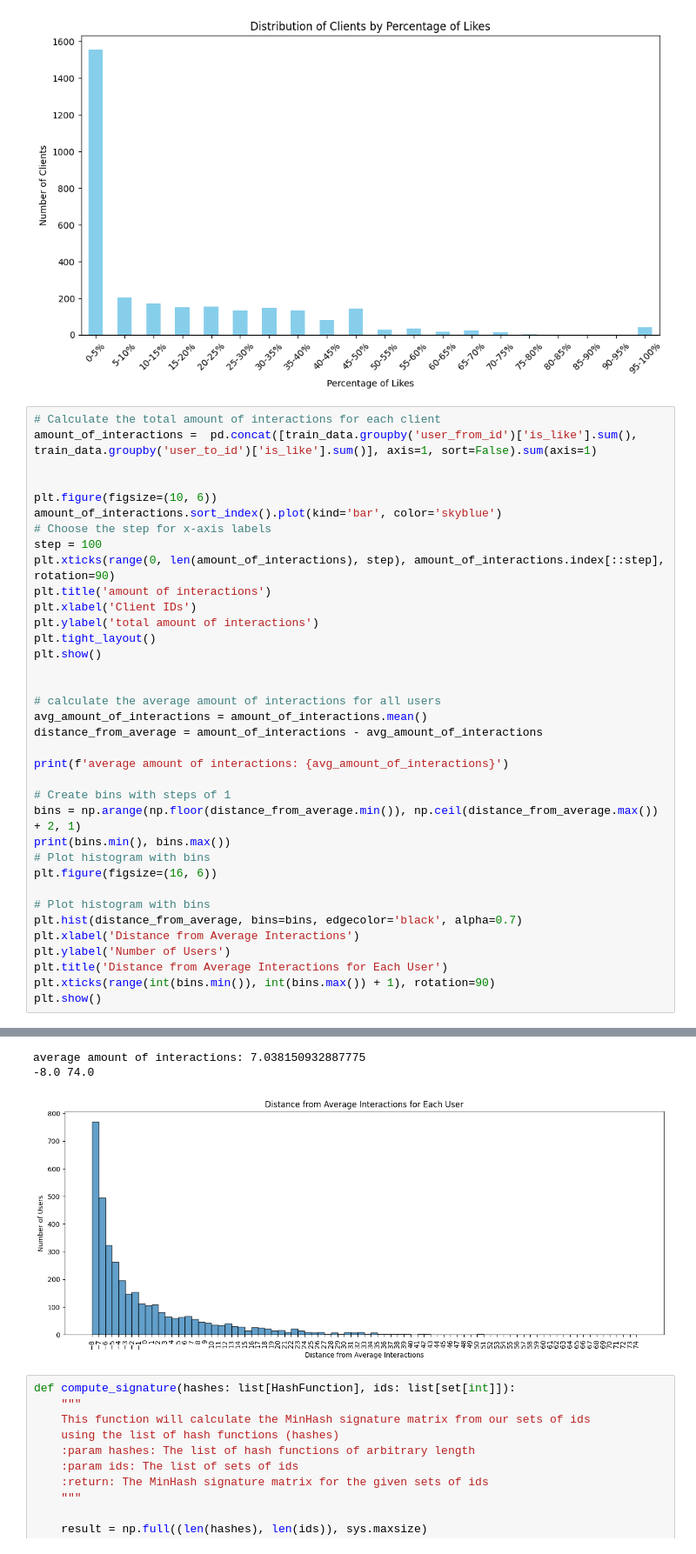
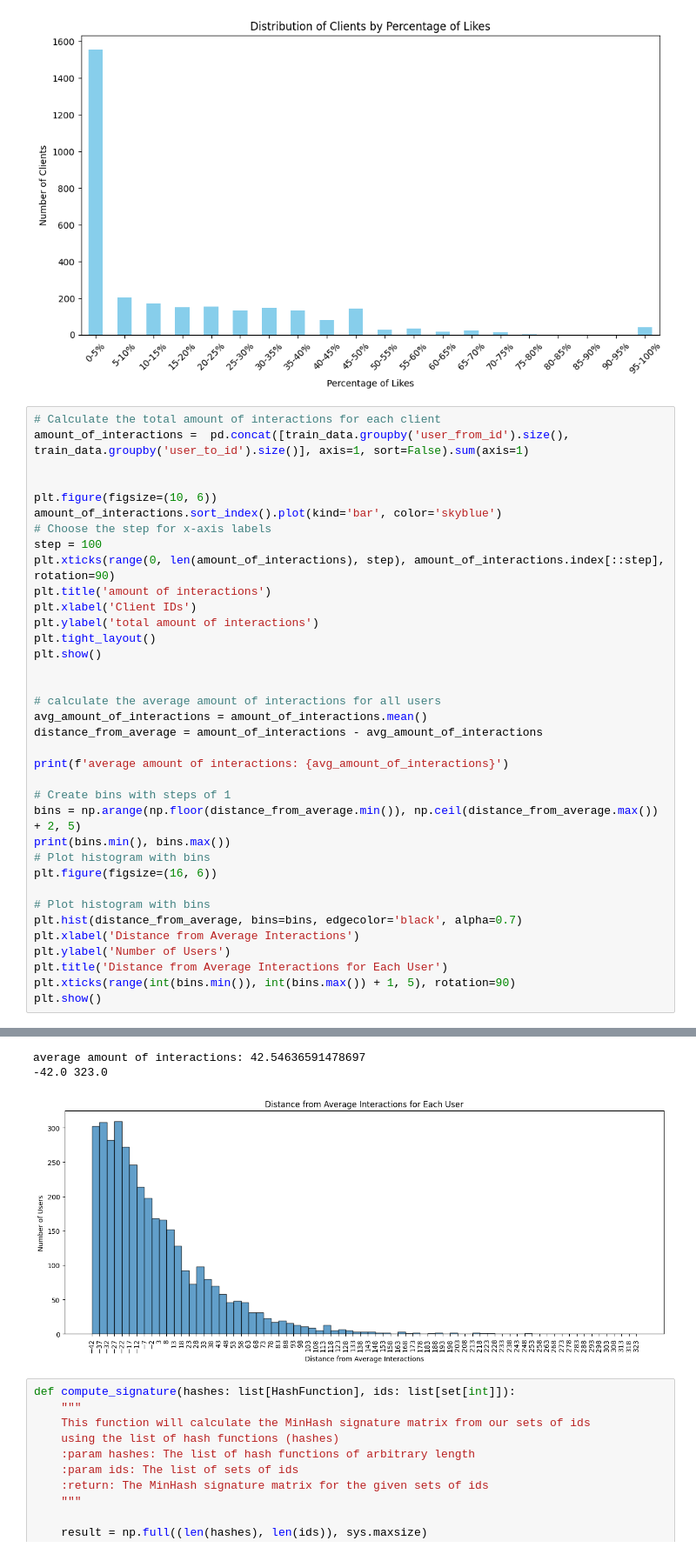
Before and after one commit to SyrupDali/lab2, a Jupyter notebook: lab_2_pipeline.ipynb, the cells around one changed output, grey strips where cells are left out. Shown: that part at 87% size. Drawn from its saved outputs; the diff is of its cells as text.

Commit message:
changed the visualization of the interactions

```diff
--- a/lab_2_pipeline.ipynb
+++ b/lab_2_pipeline.ipynb
@@ -120,7 +120,7 @@ plt.show()
 [figure]
 # %%
 # Calculate the total amount of interactions for each client
-amount_of_interactions =  pd.concat([train_data.groupby('user_from_id')['is_like'].sum(), train_data.groupby('user_to_id')['is_like'].sum()], axis=1, sort=False).sum(axis=1)
+amount_of_interactions =  pd.concat([train_data.groupby('user_from_id').size(), train_data.groupby('user_to_id').size()], axis=1, sort=False).sum(axis=1)
 
 
 plt.figure(figsize=(10, 6))
@@ -142,7 +142,7 @@ distance_from_average = amount_of_interactions - avg_amount_of_interactions
 print(f'average amount of interactions: {avg_amount_of_interactions}')
 
 # Create bins with steps of 1
-bins = np.arange(np.floor(distance_from_average.min()), np.ceil(distance_from_average.max()) + 2, 1)
+bins = np.arange(np.floor(distance_from_average.min()), np.ceil(distance_from_average.max()) + 2, 5)
 print(bins.min(), bins.max())
 # Plot histogram with bins
 plt.figure(figsize=(16, 6))
@@ -152,6 +152,6 @@ plt.hist(distance_from_average, bins=bins, edgecolor='black', alpha=0.7)
 plt.xlabel('Distance from Average Interactions')
 plt.ylabel('Number of Users')
 plt.title('Distance from Average Interactions for Each User')
-plt.xticks(range(int(bins.min()), int(bins.max()) + 1), rotation=90)
+plt.xticks(range(int(bins.min()), int(bins.max()) + 1, 5), rotation=90)
 plt.show()
 # %% [output]
@@ -159,6 +159,6 @@ plt.show()
-average amount of interactions: 7.038150932887775
--8.0 74.0
+average amount of interactions: 42.54636591478697
+-42.0 323.0
-[figure, old version]
+[figure, new version]
 # %%
 def compute_signature(hashes: list[HashFunction], ids: list[set[int]]):
     """
```
Also changed, not shown: parts of 2 cells of this notebook.
